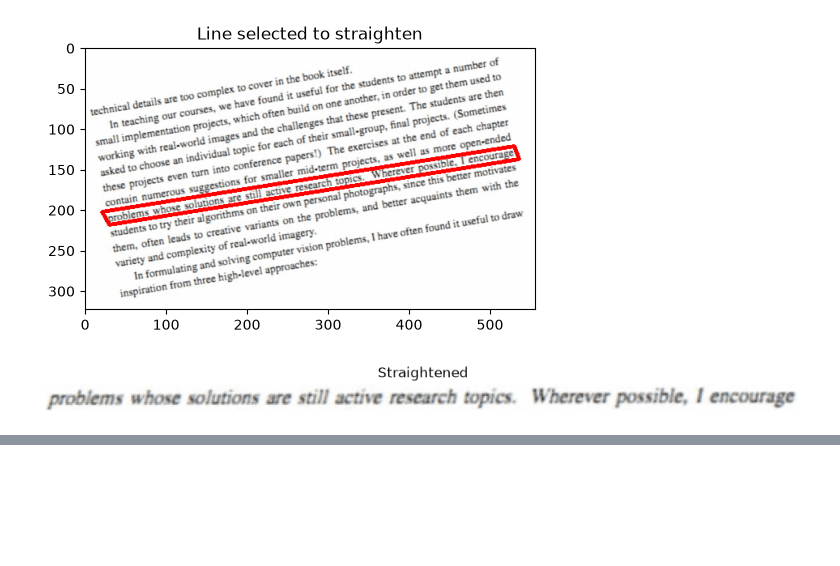
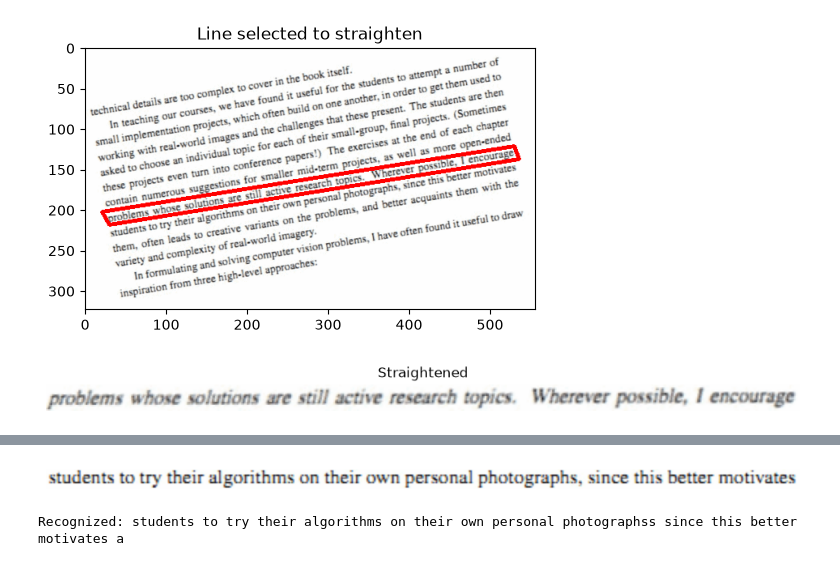
Before and after one commit to AGasthya283/Image-Processing-Techniques, a Jupyter notebook: 36. Text Detection with DB.ipynb, the cells around one changed output, grey strips where cells are left out. Saved outputs shown, nothing was run; the diff lists cells and outputs as text; code cells hidden in the pictures; blank space fills up the shorter version.

```diff
--- a/36. Text Detection with DB.ipynb
+++ b/36. Text Detection with DB.ipynb
@@ -128,0 +169,34 @@ plt.show()
+# %%
+def straighten_line(image, box, upscale=4):
+    src = order_points(box)
+    w = int(np.linalg.norm(src[0] - src[1])) * upscale
+    h = int(np.linalg.norm(src[0] - src[3])) * upscale
+    dst = np.float32([[0, 0], [w, 0], [w, h], [0, h]])
+    return cv2.warpPerspective(image, cv2.getPerspectiveTransform(src, dst), (w, h))
+
+def split_into_words(line_bgr, min_gap=8):
+    gray = cv2.cvtColor(line_bgr, cv2.COLOR_BGR2GRAY)
+    _, binary = cv2.threshold(gray, 0, 255, cv2.THRESH_BINARY_INV + cv2.THRESH_OTSU)
+    is_gap = binary.sum(axis=0) < (0.02 * binary.shape[0] * 255)  # near-empty columns = whitespace
+    boundaries, i, w = [0], 0, len(is_gap)
+    while i < w:
+        if is_gap[i]:
+            j = i
+            while j < w and is_gap[j]:
+                j += 1
+            if j - i >= min_gap:
+                boundaries.append((i + j) // 2)
+            i = j
+        else:
+            i += 1
+    boundaries = sorted(set(boundaries + [w]))
+    return [line_bgr[:, a:b] for a, b in zip(boundaries[:-1], boundaries[1:]) if b - a >= 5]
+
+def recognize_line(image, box):
+    line = straighten_line(image, box)
+    words = split_into_words(line)
+    return ' '.join(recognize_crop(w) for w in words)
+
+# reading order: top to bottom
+for box in sorted(upright_boxes, key=lambda b: b[:, 1].mean()):
+    print(recognize_line(upright, box))
@@ -128,0 +221,11 @@ plt.show()
+# %%
+check_box = sorted(upright_boxes, key=lambda b: b[:, 1].mean())[8]
+check_line = straighten_line(upright, check_box)
+plt.figure(figsize=(12, 12 * check_line.shape[0] / check_line.shape[1]))
+plt.imshow(cv2.cvtColor(check_line, cv2.COLOR_BGR2RGB))
+plt.axis('off')
+plt.show()
+print('Recognized:', recognize_line(upright, check_box))
+# %% [output]
+[figure, added]
+Recognized: students to try their algorithms on their own personal photographss since this better motivates a
```
Also changed, not shown: parts of 11 cells of this notebook, 6 other files.
